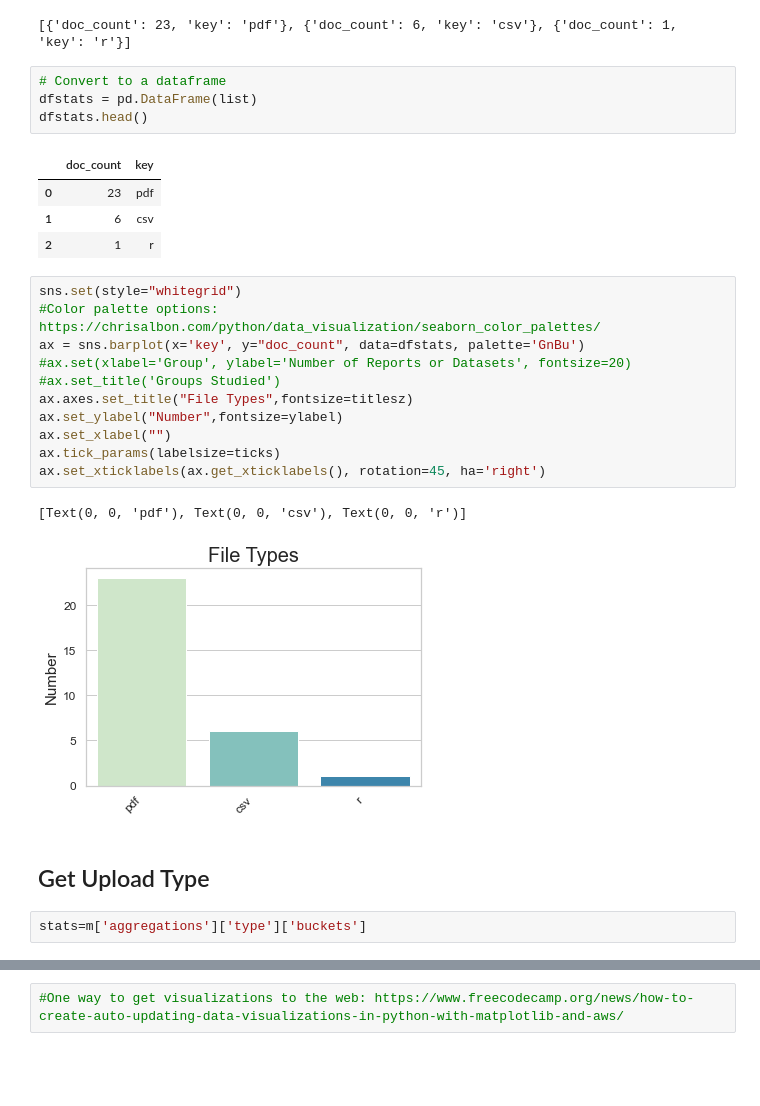
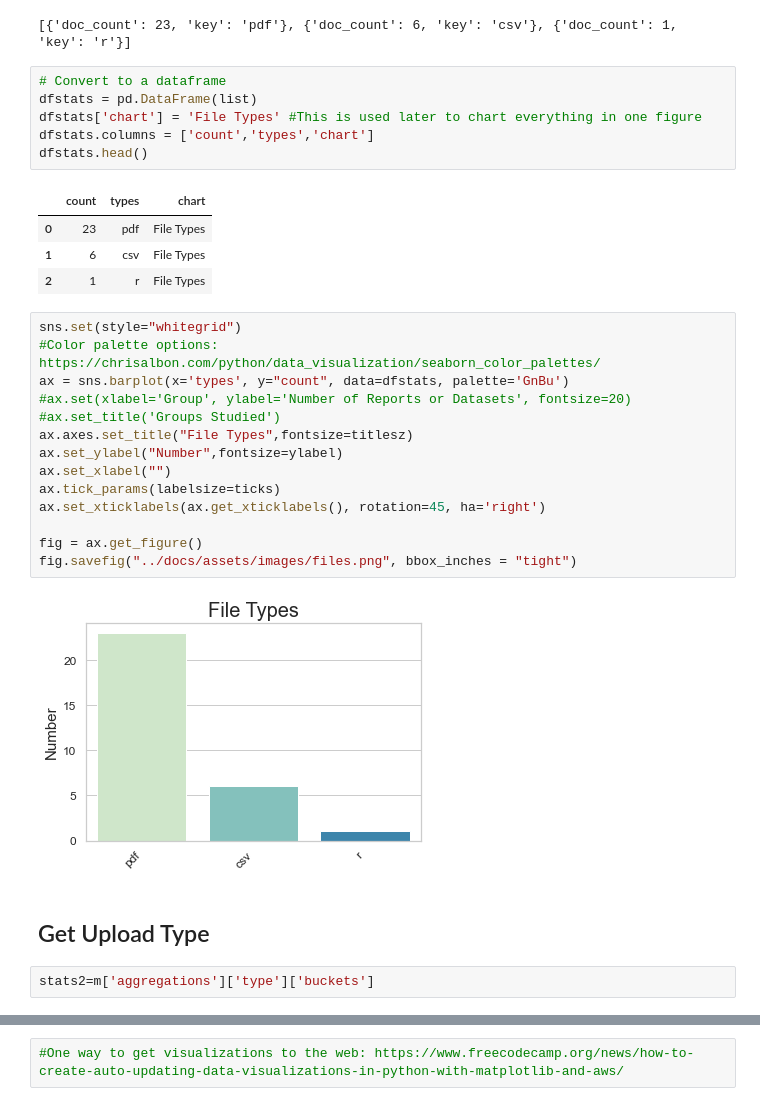
Before and after one commit to amckennafoster/nbidata, a Jupyter notebook: metadata-harvesting/metadata-harvest.ipynb, the cells around one changed output, grey strips where cells are left out. Drawn from its saved outputs; the diff is of its cells as text; blank space fills up the shorter version.

```diff
--- a/metadata-harvesting/metadata-harvest.ipynb
+++ b/metadata-harvesting/metadata-harvest.ipynb
@@ -280,16 +251,18 @@ print(list)
 # %%
 # Convert to a dataframe
 dfstats = pd.DataFrame(list)
+dfstats['chart'] = 'File Types' #This is used later to chart everything in one figure
+dfstats.columns = ['count','types','chart']
 dfstats.head()
 # %% [output]
-|  | doc_count | key |
-| 0 | 23 | pdf |
-| 1 | 6 | csv |
-| 2 | 1 | r |
+|  | count | types | chart |
+| 0 | 23 | pdf | File Types |
+| 1 | 6 | csv | File Types |
+| 2 | 1 | r | File Types |
 # %%
 sns.set(style="whitegrid")
 #Color palette options: https://chrisalbon.com/python/data_visualization/seaborn_color_palettes/
-ax = sns.barplot(x='key', y="doc_count", data=dfstats, palette='GnBu')
+ax = sns.barplot(x='types', y="count", data=dfstats, palette='GnBu')
 #ax.set(xlabel='Group', ylabel='Number of Reports or Datasets', fontsize=20)
 #ax.set_title('Groups Studied')
 ax.axes.set_title("File Types",fontsize=titlesz)
@@ -297,10 +270,12 @@ ax.set_ylabel("Number",fontsize=ylabel)
 ax.set_xlabel("")
 ax.tick_params(labelsize=ticks)
 ax.set_xticklabels(ax.get_xticklabels(), rotation=45, ha='right')
+
+fig = ax.get_figure()
+fig.savefig("../docs/assets/images/files.png", bbox_inches = "tight")
 # %% [output]
-[Text(0, 0, 'pdf'), Text(0, 0, 'csv'), Text(0, 0, 'r')]
 [figure]
 # %% [markdown]
 ## Get Upload Type
 # %%
-stats=m['aggregations']['type']['buckets']
+stats2=m['aggregations']['type']['buckets']
```
Also changed, not shown: parts of 25 cells of this notebook, 9 other files.
